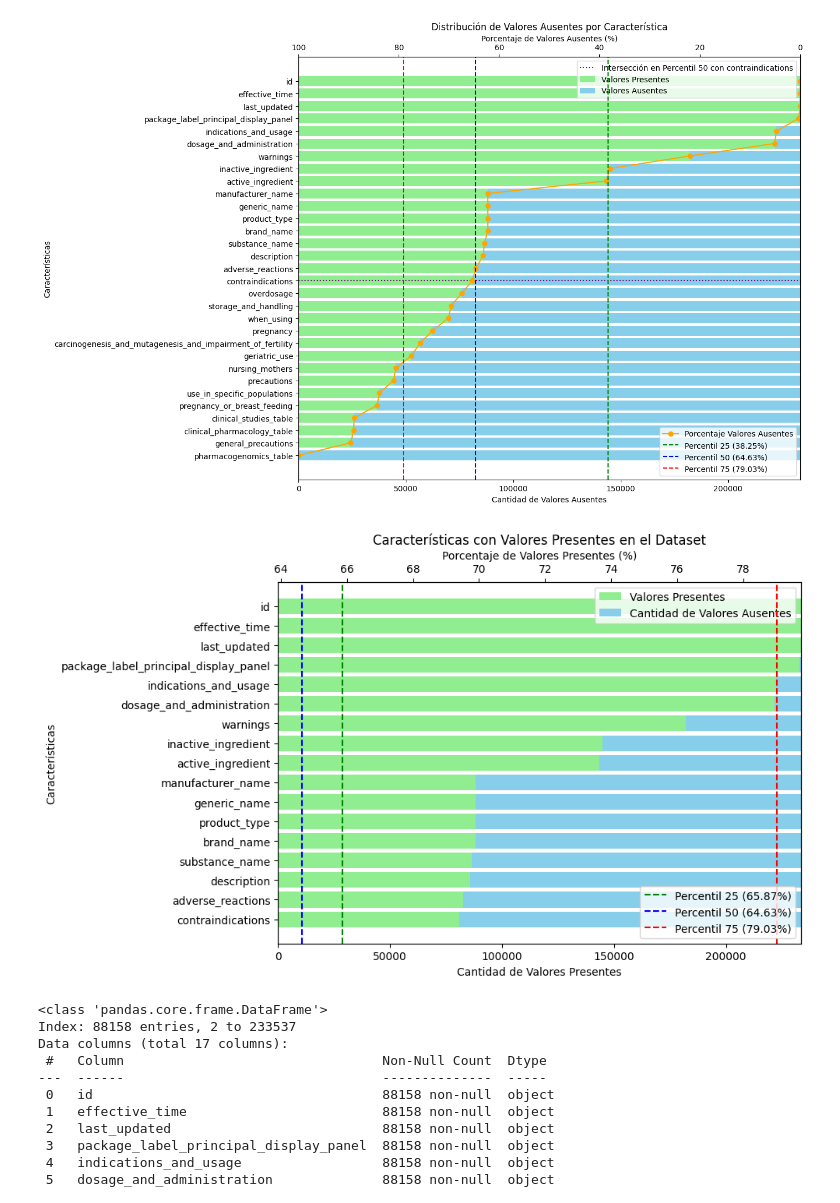
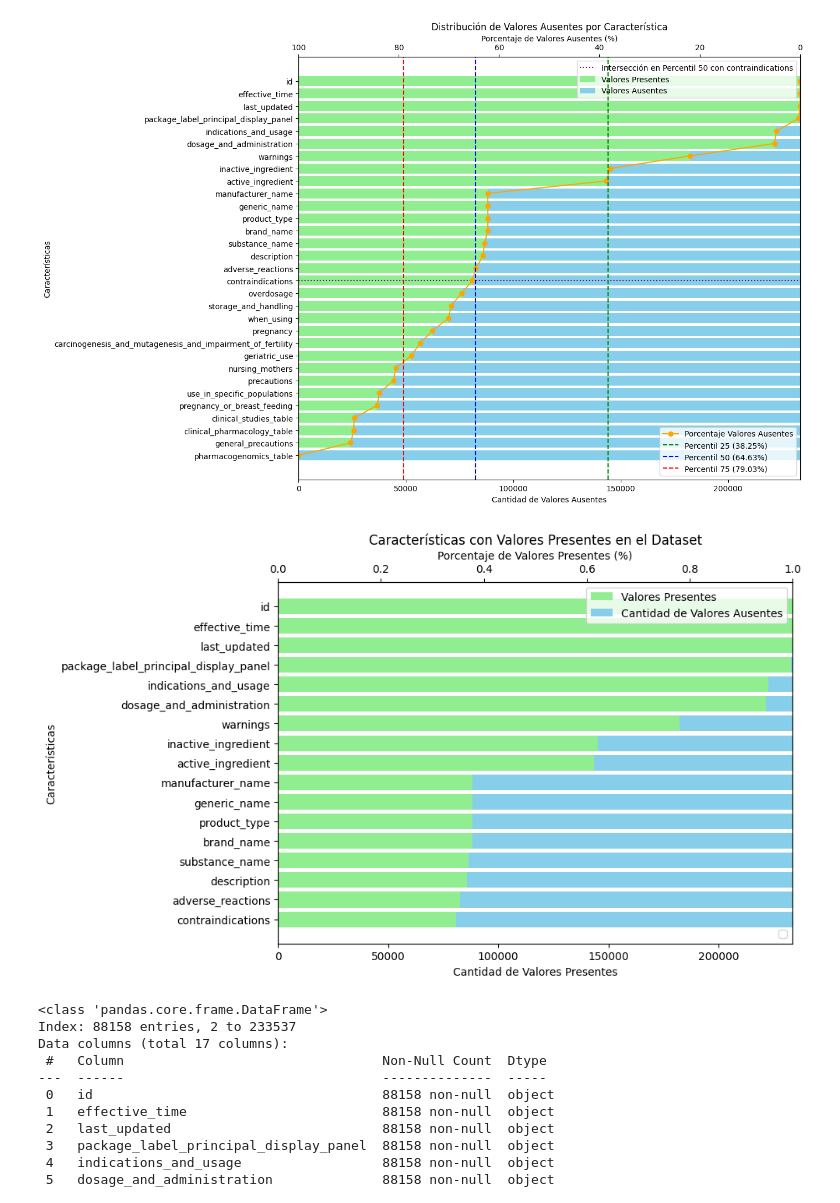
Before and after one commit to ljham/TFM-drugsGenerative, a Jupyter notebook: _EDA.ipynb, the cells around one changed output. Cells and saved outputs as stored; diff of their text form; code cells hidden in the pictures.

Commit message:
Ajuste percentil

```diff
--- a/_EDA.ipynb
+++ b/_EDA.ipynb
@@ -200,37 +200,37 @@ df_percentil_25 = resumen_ausentes[resumen_ausentes['Porcentaje Valores Ausentes
 # Crear la figura y el gráfico para las características en el percentil 25
 fig, ax1 = plt.subplots(figsize=(10, 6))
 
 
 # Gráfico de barras para visualizar los valores presentes
 ax1.barh(df_percentil_25.index, df_percentil_25['Cantidad de Valores Presentes'], color='lightgreen', label='Valores Presentes')
 
 
 # Gráfico de barras para la cantidad de valores ausentes en el percentil 25
 ax1.barh(df_percentil_25.index, df_percentil_25['Cantidad de Valores Ausentes'], left=df_percentil_25['Cantidad de Valores Presentes'], color='skyblue', label='Cantidad de Valores Ausentes')
 ax1.set_xlabel('Cantidad de Valores Presentes')
 ax1.set_ylabel('Características')
 ax1.invert_yaxis()  # Invertir el eje y para que las barras más grandes estén arriba
 
 # Crear un segundo eje y para el porcentaje de valores ausentes en el percentil 25
 ax2 = ax1.twiny()
 #ax2.plot(df_percentil_25['Porcentaje Valores Presentes'], df_percentil_25.index, 'o-', color='orange', label='Porcentaje Valores Presentes')
 #ax2.set_xlim(100, 0)  # Orden descendente de 100 a 0
 ax2.set_xlabel('Porcentaje de Valores Presentes (%)')
 
 # Agregar líneas de percentiles en el gráfico de porcentaje de valores ausentes
-ax2.axvline(x=percentil_25, color='green', linestyle='--', label=f'Percentil 25 ({percentil_25:.2f}%)')
-ax2.axvline(x=percentil_50, color='blue', linestyle='--', label=f'Percentil 50 ({percentil_50:.2f}%)')
-ax2.axvline(x=percentil_75, color='red', linestyle='--', label=f'Percentil 75 ({percentil_75:.2f}%)')
+#ax2.axvline(x=percentil_25, color='green', linestyle='--', label=f'Percentil 25 ({percentil_25:.2f}%)')
+#ax2.axvline(x=percentil_50, color='blue', linestyle='--', label=f'Percentil 50 ({percentil_50:.2f}%)')
+#ax2.axvline(x=percentil_75, color='red', linestyle='--', label=f'Percentil 75 ({percentil_75:.2f}%)')
 
 # Agregar leyendas y título
 ax1.legend(loc='upper right')
 ax2.legend(loc='lower right')
 plt.title('Características con Valores Presentes en el Dataset')
 
 plt.tight_layout()
 plt.show()
 # %% [output]
-[figure, old version]
+[figure, new version]
 # %%
 # Filtrar solo las columnas en el percentil 25
 df_drugs_filtrado = df_drugs[df_percentil_25.index.to_list()]
```
Also changed, not shown: parts of 1 cell of this notebook.
